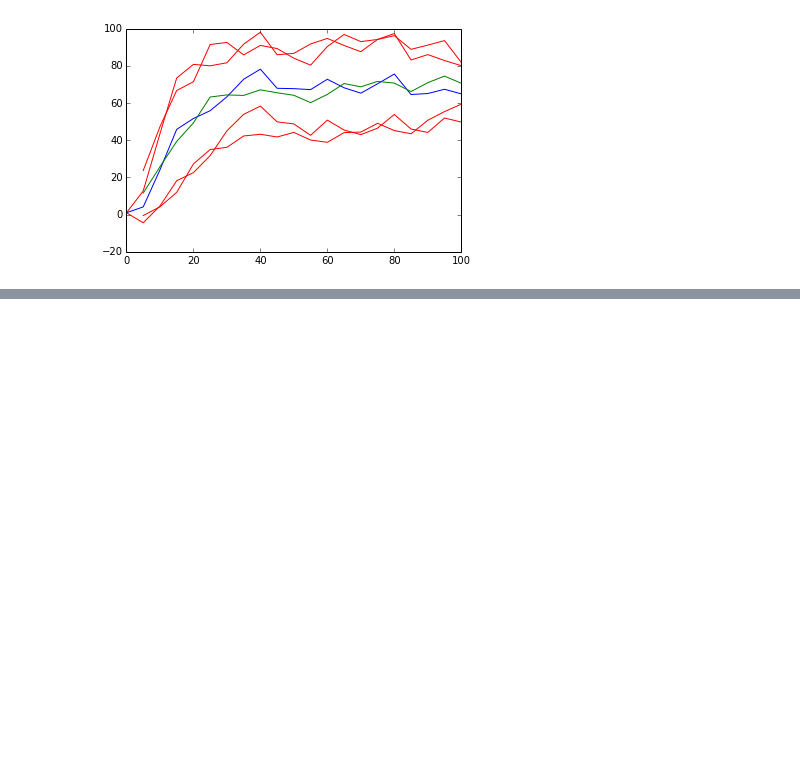
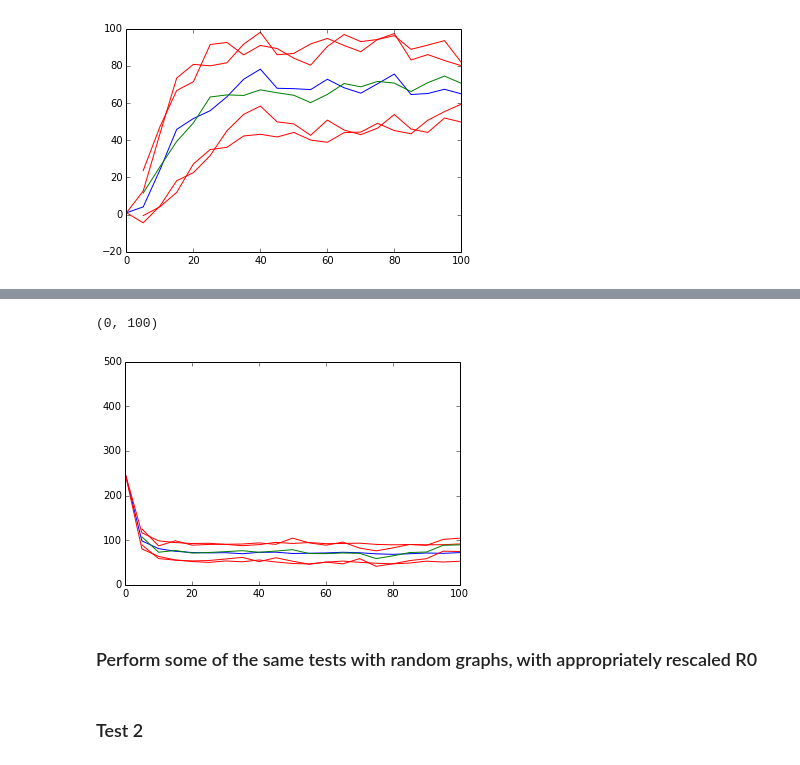
Before and after one commit to dtcitron/CTDE, a Jupyter notebook: example/sirs/Verify_CTDE_SIRS.ipynb, the cells around one changed output, grey strips where cells are left out. Saved outputs shown, nothing was run; the diff lists cells and outputs as text; code cells hidden in the pictures; blank space fills up the shorter version.

```diff
--- a/example/sirs/Verify_CTDE_SIRS.ipynb
+++ b/example/sirs/Verify_CTDE_SIRS.ipynb
@@ -231,0 +387,10 @@ xlim(0,100);
+# %%
+n = 500
+nruns = 100
+r0 = 1.2
+gamma = 1.
+rho = 10.
+t4, X4, Y4 = sirs_group(n, r0, gamma, rho, ii = 250, tmax = 100, seed = 1, nruns=nruns)
+t4t, X4t, Y4t = gsp_trajectory_grid(t4, X4, Y4, dt = 5)
+# %%
+(t_avg, S_avg, S_std, I_avg, I_std) = grid_avg(t4t, X4t, Y4t)
@@ -231,0 +403,28 @@ xlim(0,100);
+# %%
+# this is only 10 trajectories, so there is a little more noise
+f = h5py.File("test4_new_long.hdf5", "r")
+otimes = f['otimes'].value;
+data4l = f['sirs'].value;
+f.close()
+# %%
+m = np.array([np.mean(data4l[i, 1][np.where(data4l[i, 1] > 0)]) for i in range(len(otimes))])
+s = np.array([np.std(data4l[i, 1][np.where(data4l[i, 1] > 0)]) for i in range(len(otimes))])
+# %%
+figure()
+plt.plot(t_avg, I_avg)
+plt.plot(t_avg, I_avg + I_std, color = 'r')
+plt.plot(t_avg, I_avg - I_std, color = 'r')
+
+plot(otimes, m)
+plot(otimes, m + s, color = 'r')
+plot(otimes, m - s, color = 'r')
+
+ylim(0,n)
+xlim(0,100)
+# %% [output]
+(0, 100)
+[figure, added]
+# %% [markdown]
+### Perform some of the same tests with random graphs, with appropriately rescaled R0
+# %% [markdown]
+### Test 2
```
Also changed, not shown: parts of 46 cells of this notebook, 3 other files.
